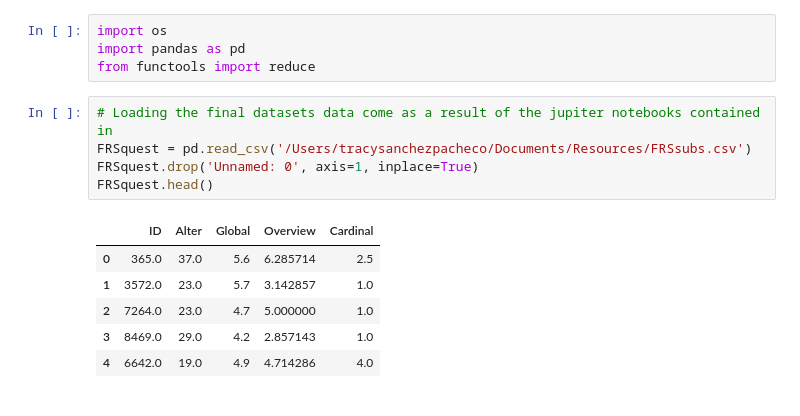
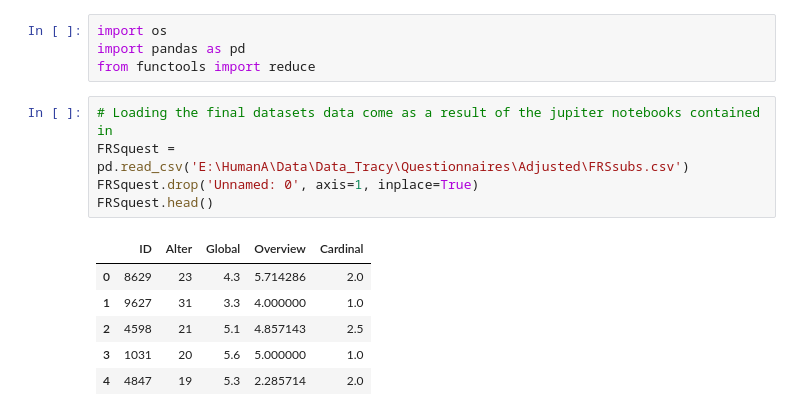
Before and after one commit to tracysanchez/Human_Agents_Impact_Nav, a Jupyter notebook: Exp2/Questionnaires/1_Data_joining.ipynb, the cells around one changed output. Saved outputs shown, nothing was run; the diff lists cells and outputs as text.

```diff
--- a/Exp2/Questionnaires/1_Data_joining.ipynb
+++ b/Exp2/Questionnaires/1_Data_joining.ipynb
@@ -6,14 +6,14 @@ import pandas as pd
 from functools import reduce
 # %%
 # Loading the final datasets data come as a result of the jupiter notebooks contained in
-FRSquest = pd.read_csv('/Users/tracysanchezpacheco/Documents/Resources/FRSsubs.csv')
+FRSquest = pd.read_csv('E:\HumanA\Data\Data_Tracy\Questionnaires\Adjusted\FRSsubs.csv')
 FRSquest.drop('Unnamed: 0', axis=1, inplace=True)
 FRSquest.head()
 # %% [output]
 |  | ID | Alter | Global | Overview | Cardinal |
-| 0 | 365.0 | 37.0 | 5.6 | 6.285714 | 2.5 |
-| 1 | 3572.0 | 23.0 | 5.7 | 3.142857 | 1.0 |
-| 2 | 7264.0 | 23.0 | 4.7 | 5.000000 | 1.0 |
-| 3 | 8469.0 | 29.0 | 4.2 | 2.857143 | 1.0 |
-| 4 | 6642.0 | 19.0 | 4.9 | 4.714286 | 4.0 |
+| 0 | 8629 | 23 | 4.3 | 5.714286 | 2.0 |
+| 1 | 9627 | 31 | 3.3 | 4.000000 | 1.0 |
+| 2 | 4598 | 21 | 5.1 | 4.857143 | 2.5 |
+| 3 | 1031 | 20 | 5.6 | 5.000000 | 1.0 |
+| 4 | 4847 | 19 | 5.3 | 2.285714 | 2.0 |
 # %%
```
Also changed, not shown: parts of 15 cells of this notebook, 7 other files.
